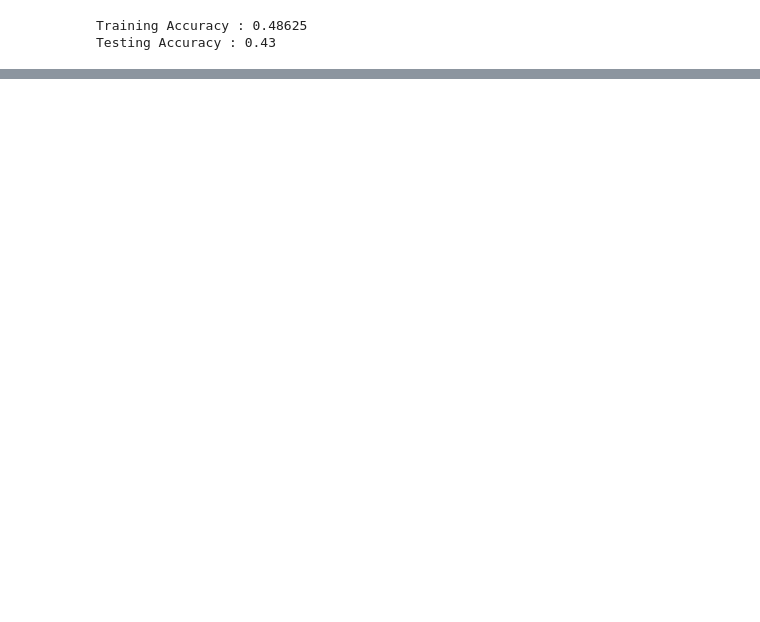
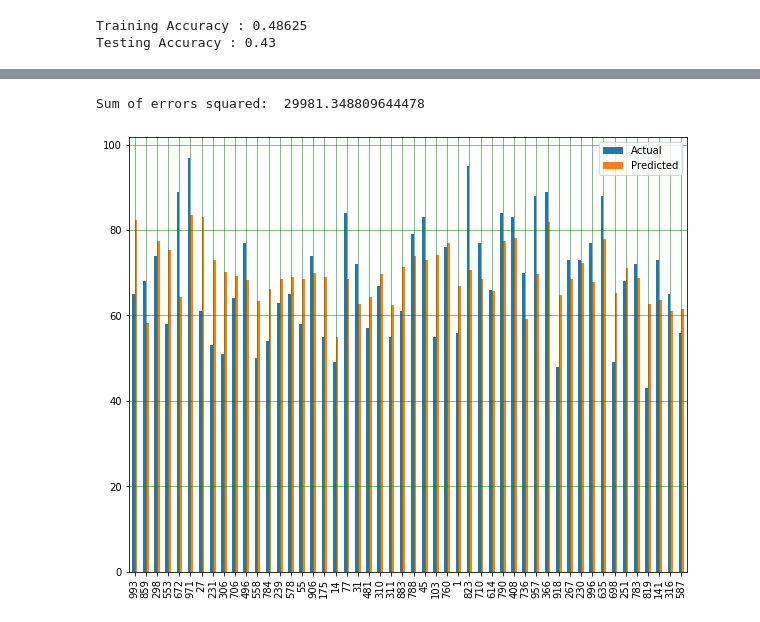
Before and after one commit to kyle1903/cuni_sw_project, a Jupyter notebook: pandas.ipynb, the cells around one changed output, grey strips where cells are left out. Cells and saved outputs as stored; diff of their text form; code cells hidden in the pictures; blank space fills up the shorter version.

```diff
--- a/pandas.ipynb
+++ b/pandas.ipynb
@@ -694,0 +780,20 @@ print(SVM_accuracy.std())
+# %%
+# 4. Linear Regression
+
+# divide data into attributes and target variable
+x = data.iloc[:,:5]
+
+# target variable: total score, not grade this time
+y = data.iloc[:,8]
+
+x2_train, x2_test, y2_train, y2_test = train_test_split(x, y, test_size=0.2, random_state=0)
+# %%
+from sklearn.linear_model import LinearRegression
+
+lm = LinearRegression()
+lm.fit(x2_train, y2_train)
+
+y_pred4 = lm.predict(x2_test)
+
+coeff_df = pd.DataFrame(lm.coef_, x_train.columns, columns=['Coefficient'])
+coeff_df
@@ -694,0 +807,22 @@ print(SVM_accuracy.std())
+# %%
+# evaluating linear regression - Least square method
+
+difference = y_pred4 - y2_test.to_numpy()
+
+difference = difference**2
+
+print("Sum of errors squared: ", sum(difference))
+# %% [output]
+Sum of errors squared:  29981.348809644478
+# %%
+# plot the actual and predicted values
+
+df = pd.DataFrame({'Actual': y2_test, 'Predicted': y_pred4})
+
+df1 = df.head(50)
+df1.plot(kind='bar',figsize=(10,8))
+plt.grid(which='major', linestyle='-', linewidth='0.5', color='green')
+plt.grid(which='minor', linestyle=':', linewidth='0.5', color='black')
+plt.show()
+# %% [output]
+[figure, added]
```
Also changed, not shown: parts of 22 cells of this notebook.
